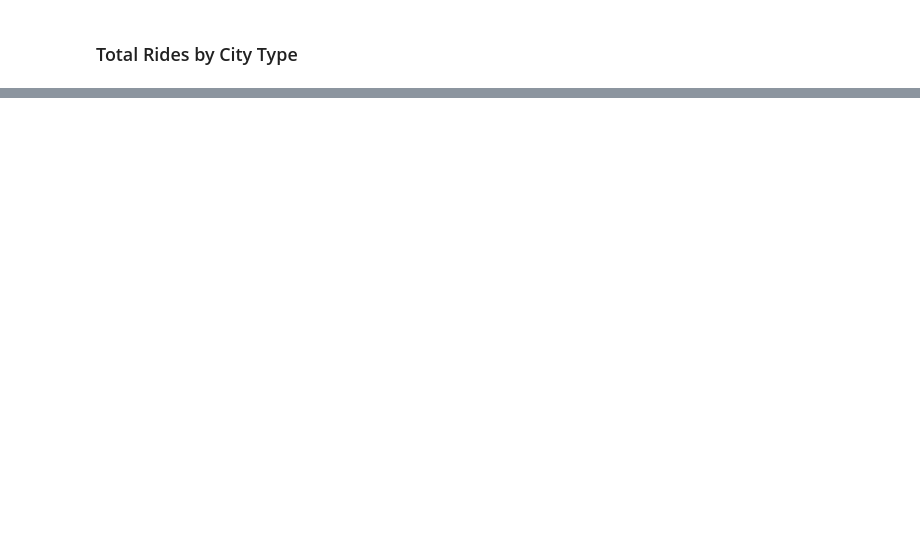
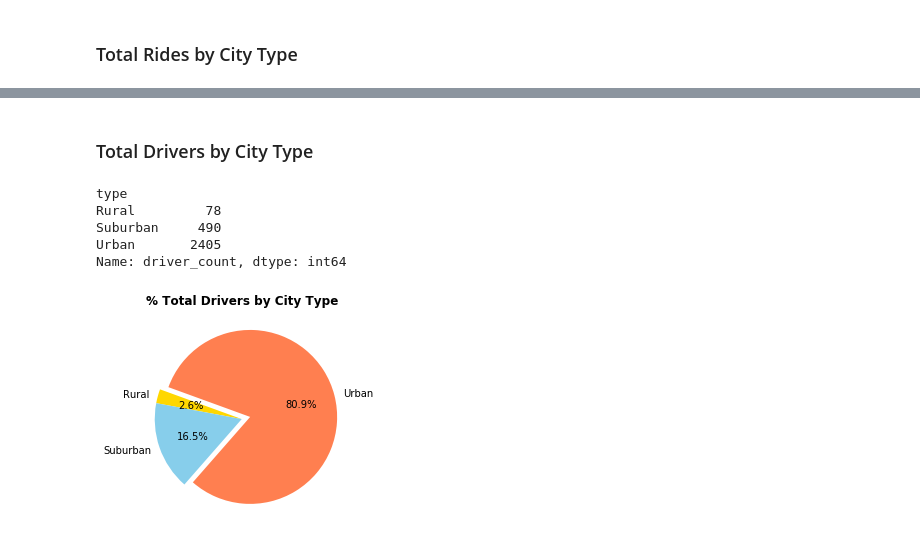
Before and after one commit to gfidanli/matplotlib-Pyber, a Jupyter notebook: Analysis.ipynb, the cells around one changed output, grey strips where cells are left out. Cells and saved outputs as stored; diff of their text form; code cells hidden in the pictures; blank space fills up the shorter version.

```diff
--- a/Analysis.ipynb
+++ b/Analysis.ipynb
@@ -176,0 +172,17 @@ plot_pie_chart(total_fares, "Total Rides by City Type")
+# %% [markdown]
+### Total Drivers by City Type
+# %%
+# Calculate total drivers by city type
+total_drivers = data.drop_duplicates('city').groupby('type')['driver_count'].sum()
+
+print(total_drivers)
+
+# Plot pie chart using function
+plot_pie_chart(total_drivers, "% Total Drivers by City Type")
+# %% [output]
+type
+Rural         78
+Suburban     490
+Urban       2405
+Name: driver_count, dtype: int64
+[figure, added]
```
Also changed, not shown: parts of 4 cells of this notebook.
